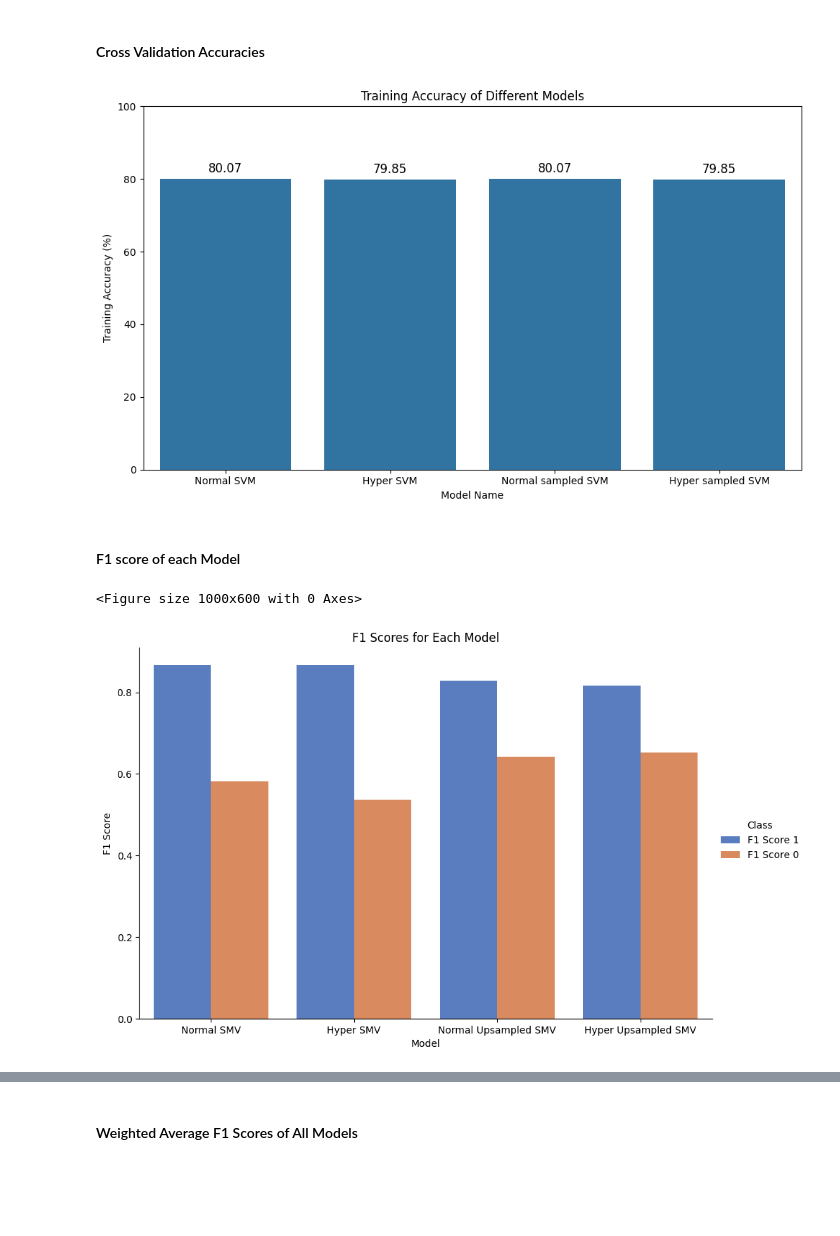
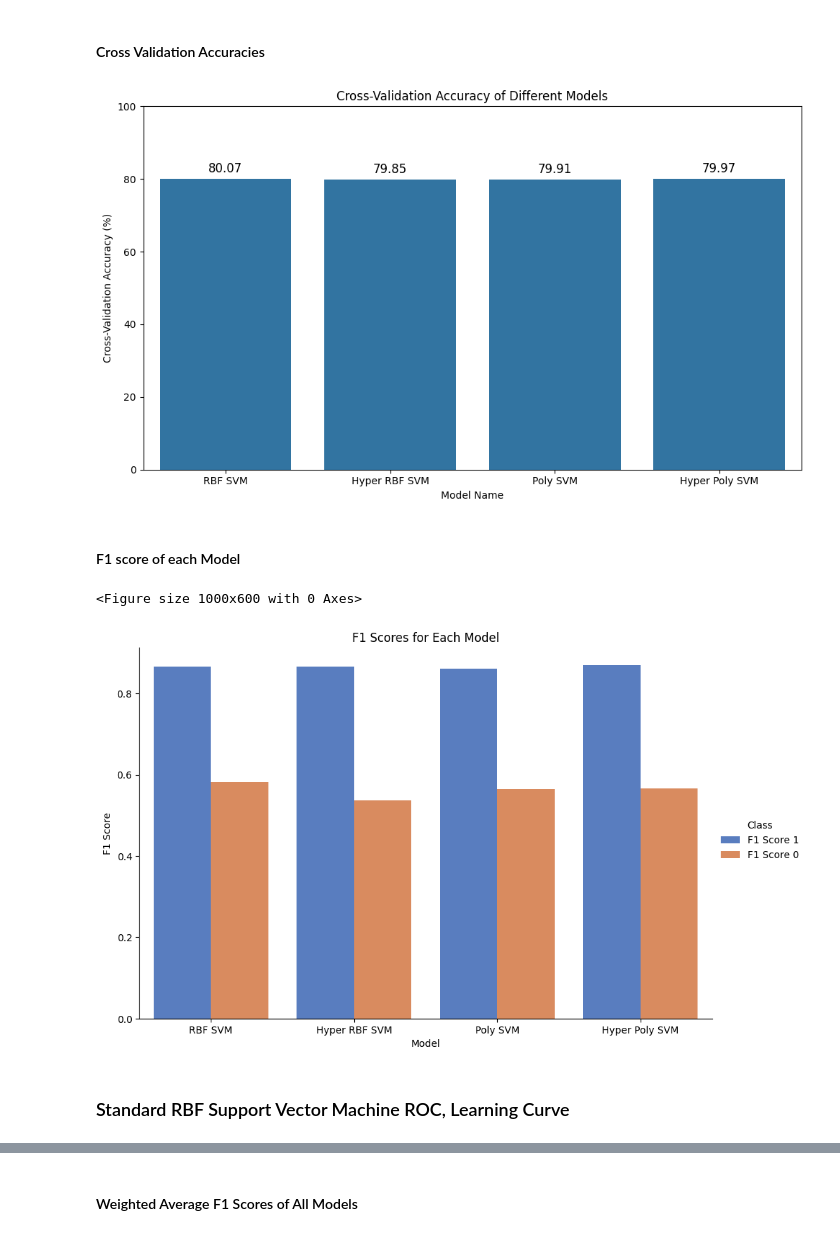
Before and after one commit to DevinduSamarasinghe/ml-ass1-churnPredictor, a Jupyter notebook: SVM_IT21003332.ipynb, the cells around one changed output, grey strips where cells are left out. Drawn from its saved outputs; the diff is of its cells as text; code cells hidden in the pictures; blank space fills up the shorter version.

```diff
--- a/SVM_IT21003332.ipynb
+++ b/SVM_IT21003332.ipynb
@@ -624,7 +615,7 @@ plt.show()
 # Assuming training_accuracy is a list containing accuracy values for your models
 
 # Model names
-models = ['Normal SVM', 'Hyper SVM', 'Normal sampled SVM', 'Hyper sampled SVM']
+models = ['RBF SVM', 'Hyper RBF SVM', 'Poly SVM', 'Hyper Poly SVM']
 
 # Create a DataFrame (optional, but improves organization)
 data = {'Model': models, 'Accuracy': cross_validation_accuracy}
@@ -647,8 +638,8 @@ for i, row in df.iterrows():
 
 # Set labels and title
 plt.xlabel("Model Name")
-plt.ylabel("Training Accuracy (%)")
-plt.title("Training Accuracy of Different Models")
+plt.ylabel("Cross-Validation Accuracy (%)")
+plt.title("Cross-Validation Accuracy of Different Models")
 
 # Set y-axis limits (0 to 100)
 plt.ylim(0, 100)  # Adjust the upper limit (100) as needed
@@ -662,34 +653,36 @@ plt.tight_layout()
 # Display the plot
 plt.show()
 # %% [output]
-[figure, old version]
+[figure, new version]
 # %% [markdown]
 #### F1 score of each Model
 # %%
 # Unpack F1 scores for each model (scores for class 0 and class 1)
 f1_0 = [scores[0] for scores in f1_score]  # Scores for class 0 (F1 at 0)
 f1_1 = [scores[1] for scores in f1_score]  # Scores for class 1 (F1 at 1)
 
 plt.figure(figsize=(10, 6))  # Adjust figure size as needed
 
 # Create categories (0 or 1) from F1 scores
 f1_categories = [[int(round(score)) for score in f1_score] for f1_score in f1_score]
 
 # Convert the list of lists to a DataFrame
 df = pd.DataFrame(f1_score, columns=['F1 Score 1', 'F1 Score 0'])
 
 # Add a column for model number
-df['Model'] = ['Normal SMV', 'Hyper SMV', 'Normal Upsampled SMV', 'Hyper Upsampled SMV']
+df['Model'] = ['RBF SVM', 'Hyper RBF SVM', 'Poly SVM', 'Hyper Poly SVM']
 
 # Reshape the DataFrame for seaborn's catplot
 df = pd.melt(df, id_vars='Model', var_name='Class', value_name='F1_Score')
 
 # Plot using Seaborn
 sns.catplot(data=df, kind='bar', x='Model', y='F1_Score', hue='Class', palette='muted', height=6, aspect=1.5)
 plt.title('F1 Scores for Each Model')
 plt.xlabel('Model')
 plt.ylabel('F1 Score')
 plt.show()
 # %% [output]
 <Figure size 1000x600 with 0 Axes>
-[figure, old version]
+[figure, new version]
+# %% [markdown]
+### Standard RBF Support Vector Machine ROC, Learning Curve
```
Also changed, not shown: parts of 26 cells of this notebook, 3 other files.
